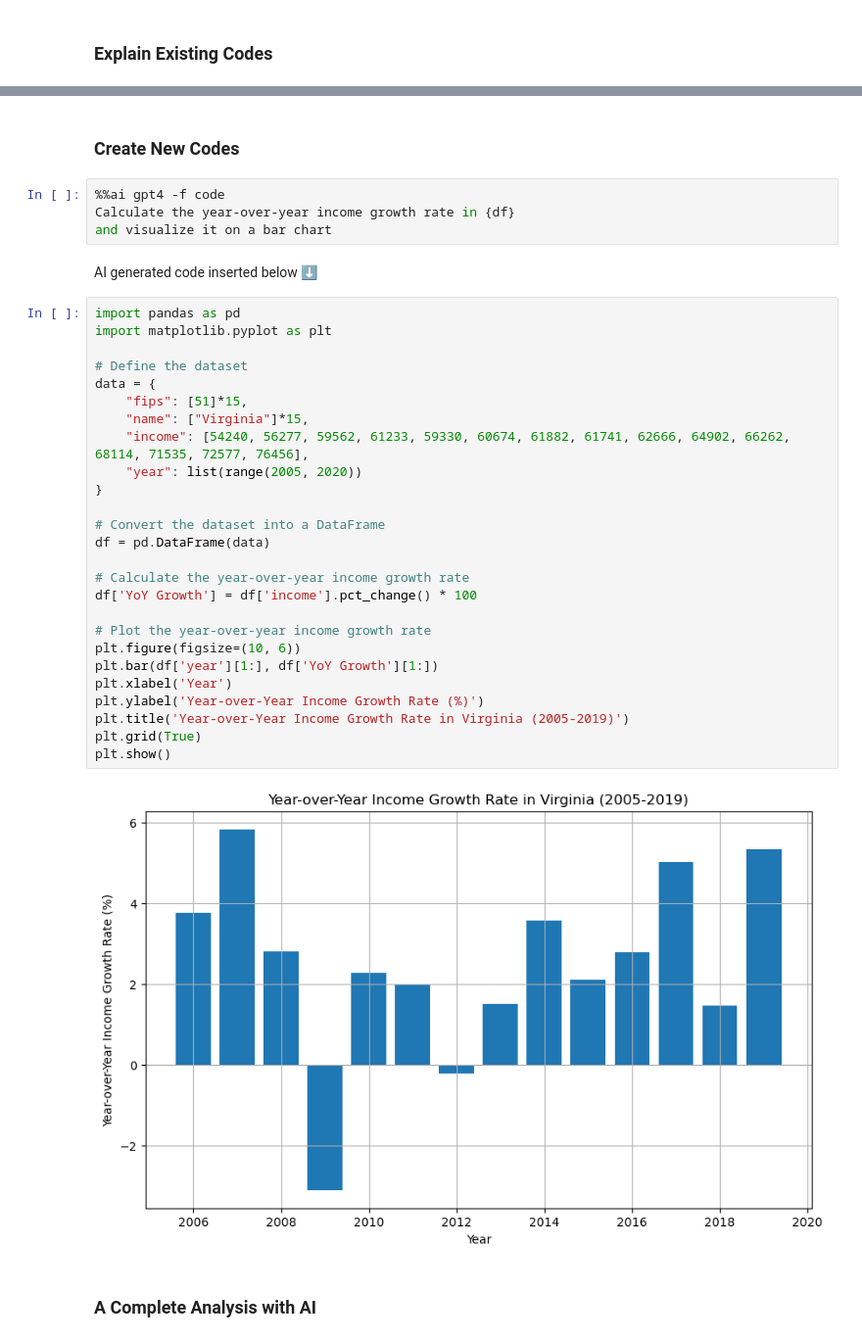
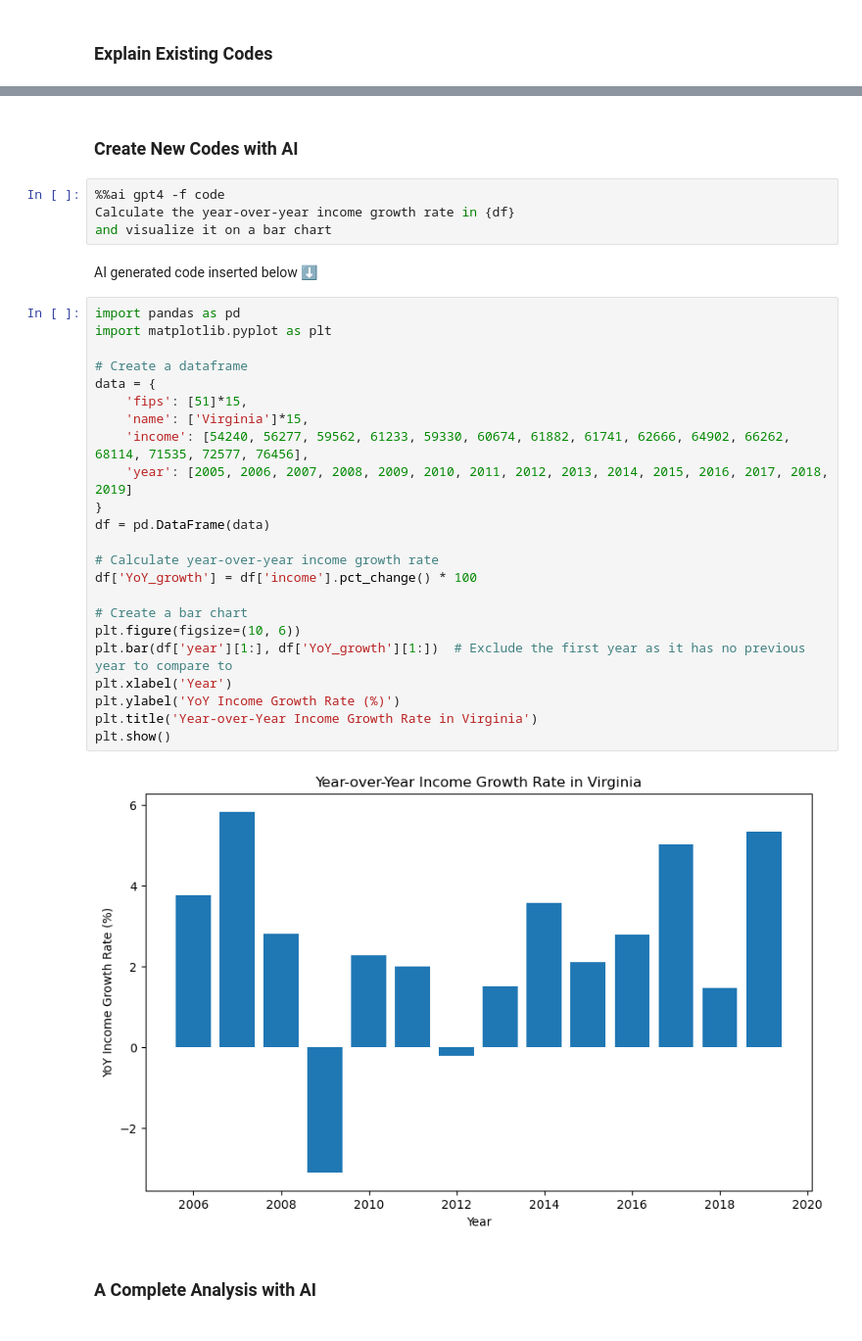
Before and after one commit to xbwei/Social-Data-Analytics-in-Cloud, a Jupyter notebook: Analyze_Census_Data.ipynb, the cells around one changed output, grey strips where cells are left out. Shown at 98% size. Drawn from its saved outputs; the diff is of its cells as text.

```diff
--- a/Analyze_Census_Data.ipynb
+++ b/Analyze_Census_Data.ipynb
@@ -146,39 +144,36 @@ This code does not produce any output in markdown format. It will display the qu
 # %% [markdown]
-### Create New Codes
+### Create New Codes with AI
 # %%
 %%ai gpt4 -f code
 Calculate the year-over-year income growth rate in {df}
 and visualize it on a bar chart
 # %% [output]
 AI generated code inserted below ⬇️
-# %%
-import pandas as pd
-import matplotlib.pyplot as plt
-
-# Define the dataset
-data = {
-    "fips": [51]*15,
-    "name": ["Virginia"]*15,
-    "income": [54240, 56277, 59562, 61233, 59330, 60674, 61882, 61741, 62666, 64902, 66262, 68114, 71535, 72577, 76456],
-    "year": list(range(2005, 2020))
-}
-
-# Convert the dataset into a DataFrame
-df = pd.DataFrame(data)
-
-# Calculate the year-over-year income growth rate
-df['YoY Growth'] = df['income'].pct_change() * 100
-
-# Plot the year-over-year income growth rate
-plt.figure(figsize=(10, 6))
-plt.bar(df['year'][1:], df['YoY Growth'][1:])
-plt.xlabel('Year')
-plt.ylabel('Year-over-Year Income Growth Rate (%)')
-plt.title('Year-over-Year Income Growth Rate in Virginia (2005-2019)')
-plt.grid(True)
-plt.show()
-# %% [output]
-[figure, removed]
+# %%
+import pandas as pd
+import matplotlib.pyplot as plt
+
+# Create a dataframe
+data = {
+    'fips': [51]*15,
+    'name': ['Virginia']*15,
+    'income': [54240, 56277, 59562, 61233, 59330, 60674, 61882, 61741, 62666, 64902, 66262, 68114, 71535, 72577, 76456],
+    'year': [2005, 2006, 2007, 2008, 2009, 2010, 2011, 2012, 2013, 2014, 2015, 2016, 2017, 2018, 2019]
+}
+df = pd.DataFrame(data)
+
+# Calculate year-over-year income growth rate
+df['YoY_growth'] = df['income'].pct_change() * 100
+
+# Create a bar chart
+plt.figure(figsize=(10, 6))
+plt.bar(df['year'][1:], df['YoY_growth'][1:])  # Exclude the first year as it has no previous year to compare to
+plt.xlabel('Year')
+plt.ylabel('YoY Income Growth Rate (%)')
+plt.title('Year-over-Year Income Growth Rate in Virginia')
+plt.show()
+# %% [output]
+[figure, added]
 # %% [markdown]
 ### A Complete Analysis with AI
 # %% [markdown]
```
Also changed, not shown: parts of 8 cells of this notebook.
